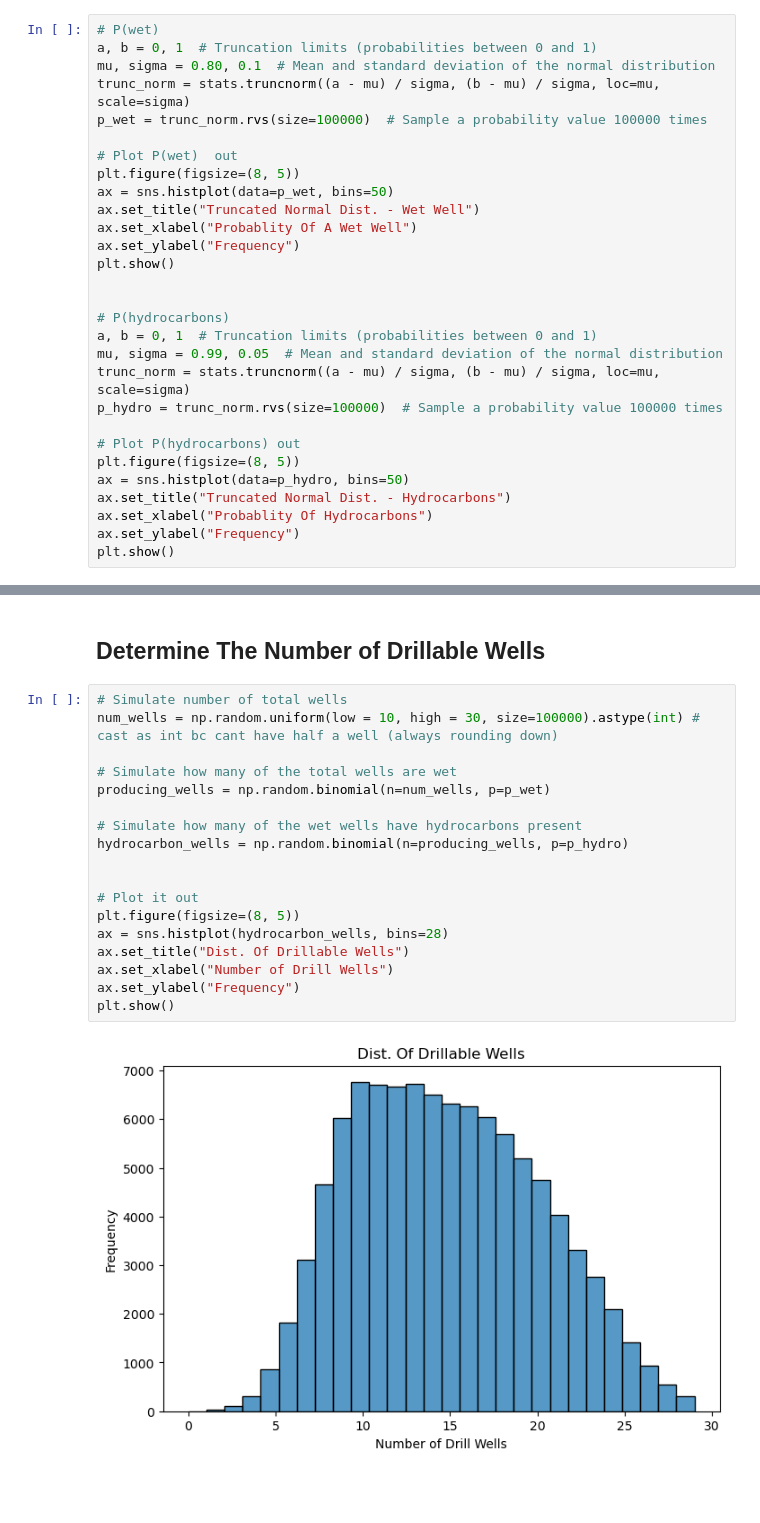
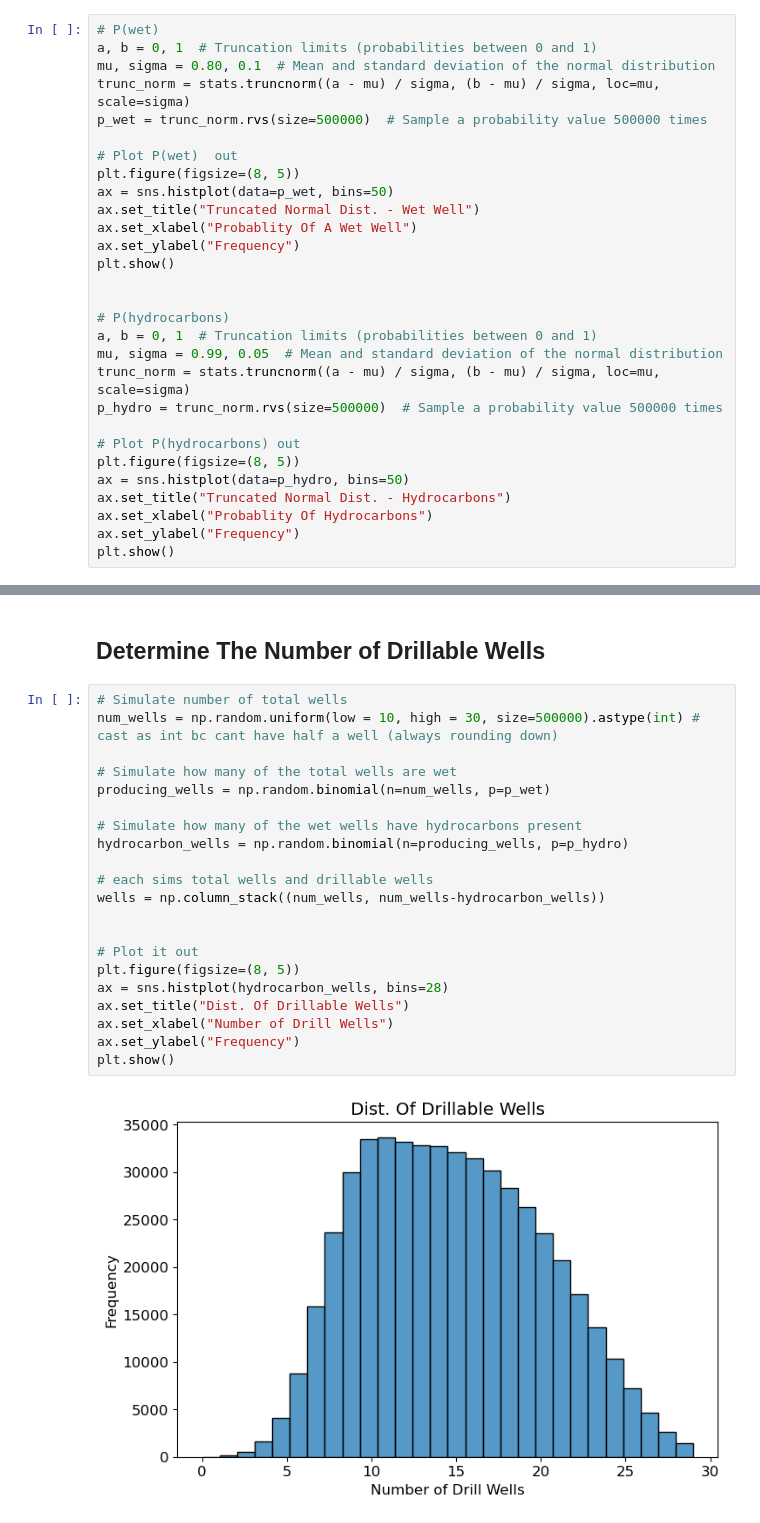
Before and after one commit to SterlingHayden/Simulation-and-Risk, a Jupyter notebook: HW/HW-03/HW-03.ipynb, the cells around one changed output, grey strips where cells are left out. Drawn from its saved outputs; the diff is of its cells as text; blank space fills up the shorter version.

```diff
--- a/HW/HW-03/HW-03.ipynb
+++ b/HW/HW-03/HW-03.ipynb
@@ -69,7 +184,7 @@ final_PD = np.array([destandardize(PD[0], decline), destandardize(PD[1], product
 a, b = 0, 1  # Truncation limits (probabilities between 0 and 1)
 mu, sigma = 0.80, 0.1  # Mean and standard deviation of the normal distribution
 trunc_norm = stats.truncnorm((a - mu) / sigma, (b - mu) / sigma, loc=mu, scale=sigma)
-p_wet = trunc_norm.rvs(size=100000)  # Sample a probability value 100000 times
+p_wet = trunc_norm.rvs(size=500000)  # Sample a probability value 500000 times
 
 # Plot P(wet)  out
 plt.figure(figsize=(8, 5))
@@ -84,7 +199,7 @@ plt.show()
 a, b = 0, 1  # Truncation limits (probabilities between 0 and 1)
 mu, sigma = 0.99, 0.05  # Mean and standard deviation of the normal distribution
 trunc_norm = stats.truncnorm((a - mu) / sigma, (b - mu) / sigma, loc=mu, scale=sigma)
-p_hydro = trunc_norm.rvs(size=100000)  # Sample a probability value 100000 times
+p_hydro = trunc_norm.rvs(size=500000)  # Sample a probability value 500000 times
 
 # Plot P(hydrocarbons) out
 plt.figure(figsize=(8, 5))
@@ -100,24 +215,27 @@ plt.show()
 ## Determine The Number of Drillable Wells
 # %%
 # Simulate number of total wells
-num_wells = np.random.uniform(low = 10, high = 30, size=100000).astype(int) # cast as int bc cant have half a well (always rounding down)
+num_wells = np.random.uniform(low = 10, high = 30, size=500000).astype(int) # cast as int bc cant have half a well (always rounding down)
 
 # Simulate how many of the total wells are wet
 producing_wells = np.random.binomial(n=num_wells, p=p_wet)
 
 # Simulate how many of the wet wells have hydrocarbons present
 hydrocarbon_wells = np.random.binomial(n=producing_wells, p=p_hydro)
+
+# each sims total wells and drillable wells
+wells = np.column_stack((num_wells, num_wells-hydrocarbon_wells))
 
 
 # Plot it out
 plt.figure(figsize=(8, 5))
 ax = sns.histplot(hydrocarbon_wells, bins=28)
 ax.set_title("Dist. Of Drillable Wells")
 ax.set_xlabel("Number of Drill Wells")
 ax.set_ylabel("Frequency")
 plt.show()
 # %% [output]
-[figure, old version]
+[figure, new version]
 # %%
 # VaR at 5% level
 drill_Var = np.quantile(hydrocarbon_wells, 0.05)
```
Also changed, not shown: parts of 10 cells of this notebook.
